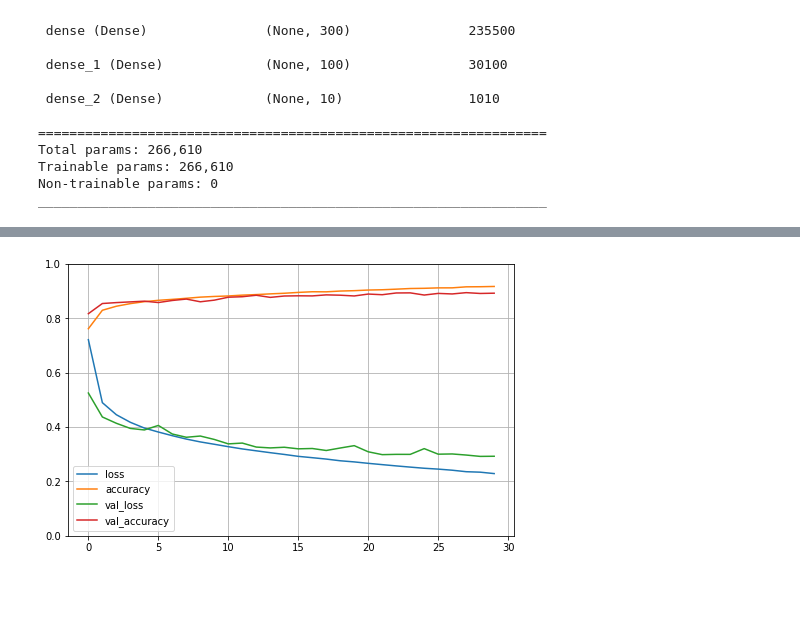
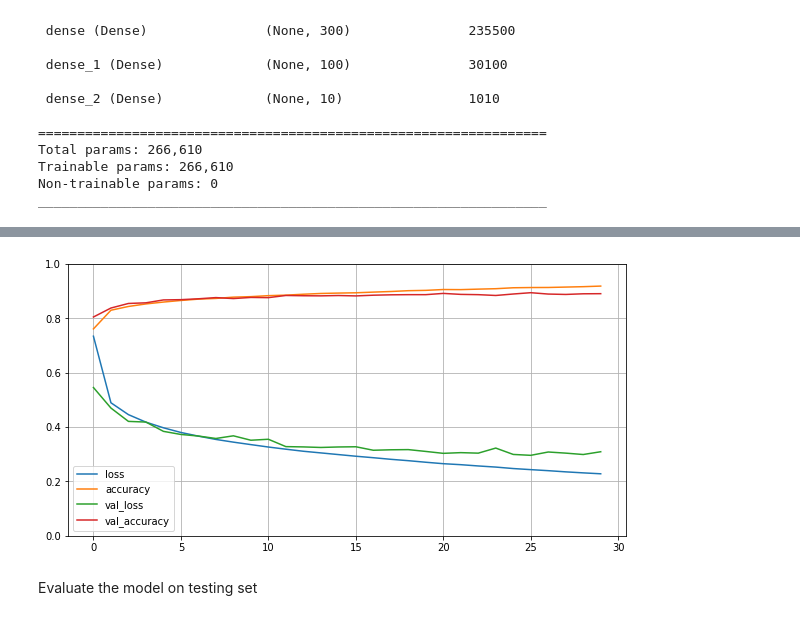
Before and after one commit to trizkynoviandy/clothes-classification, a Jupyter notebook: fashion-MNIST-classifcation.ipynb, the cells around one changed output, grey strips where cells are left out. Saved outputs shown, nothing was run; the diff lists cells and outputs as text; code cells hidden in the pictures; blank space fills up the shorter version.

```diff
--- a/fashion-MNIST-classifcation.ipynb
+++ b/fashion-MNIST-classifcation.ipynb
@@ -15,3 +13,3 @@ print(keras.__version__)
 # %%
 df = keras.datasets.fashion_mnist
-(X_train_full, y_train_full), (X_test_full, y_test_full) = df.load_data()
+(X_train_full, y_train_full), (X_test, y_test) = df.load_data()
@@ -39,6 +47,7 @@ for i in range(64):
 # %%
-model = keras.models.Sequential()
-model.add(keras.layers.Flatten(input_shape=[28, 28]))
-model.add(keras.layers.Dense(300, activation="relu"))
-model.add(keras.layers.Dense(100, activation="relu"))
-model.add(keras.layers.Dense(10, activation="softmax"))
+model = keras.models.Sequential([
+    keras.layers.Flatten(input_shape=[28, 28]),
+    keras.layers.Dense(300, activation="relu"),
+    keras.layers.Dense(100, activation="relu"),
+    keras.layers.Dense(10, activation="softmax")
+])
@@ -69,2 +84,2 @@ model.compile(loss="sparse_categorical_crossentropy",
 # %%
-history = model.fit(X_train, y_train, epochs=30, validation_data=(X_valid, y_valid), verbose=0)
+history = model.fit(X_train, y_train, epochs=30, validation_data=(X_valid, y_valid))
@@ -71,7 +104,9 @@ history = model.fit(X_train, y_train, epochs=30, validation_data=(X_valid, y_val
 # %%
-pd.DataFrame(history.history).plot(figsize=(8, 5))
+pd.DataFrame(history.history).plot(figsize=(10, 5))
 plt.grid(True)
 plt.gca().set_ylim(0, 1)
 plt.show()
 # %% [output]
-[figure, old version]
+[figure, new version]
+# %% [markdown]
+Evaluate the model on testing set
```
Also changed, not shown: parts of 18 cells of this notebook.
